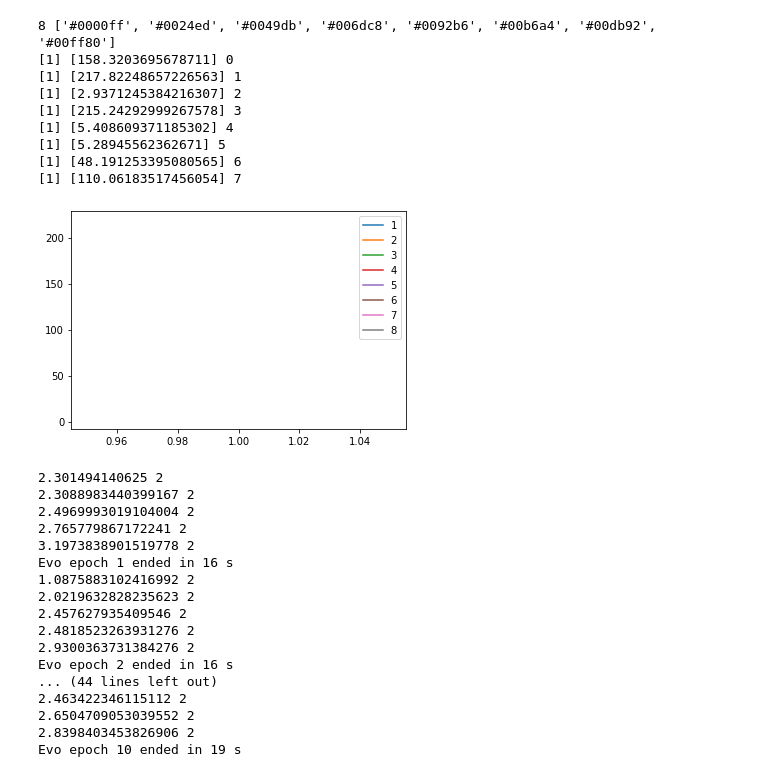
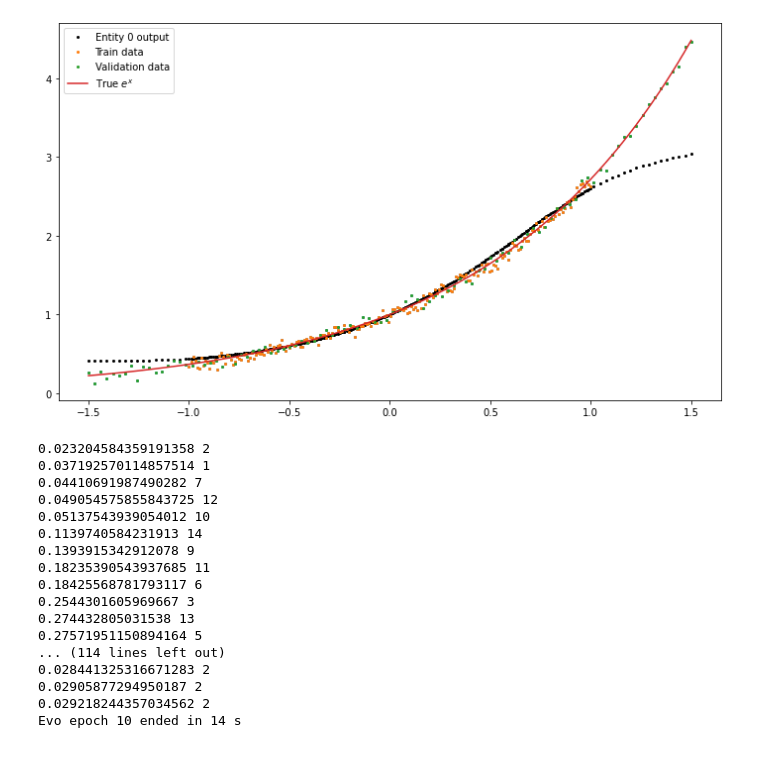
Before and after one commit to NOTfedos/nnga_course_work, a Jupyter notebook: show_results.ipynb, the cells around one changed output. Saved outputs shown, nothing was run; the diff lists cells and outputs as text; code cells hidden in the pictures.

```diff
--- a/show_results.ipynb
+++ b/show_results.ipynb
@@ -62,41 +67,41 @@ Train ended in 13 s
-# %%
-plot_env_history(env)
-# %% [output]
-8 ['#0000ff', '#0024ed', '#0049db', '#006dc8', '#0092b6', '#00b6a4', '#00db92', '#00ff80']
-[1] [158.3203695678711] 0
-[1] [217.82248657226563] 1
-[1] [2.9371245384216307] 2
-[1] [215.24292999267578] 3
-[1] [5.408609371185302] 4
-[1] [5.28945562362671] 5
-[1] [48.191253395080565] 6
-[1] [110.06183517456054] 7
-[figure, removed]
+# %%
+plt.plot(torch.cat((x_arr, x_val)), torch.cat((y_arr, y_val)), marker="o", lw=0, markersize=2)
+y_p = env.entities[2].predict(torch.cat((x_arr, x_val)).unsqueeze(1))
+plt.plot(torch.cat((x_arr, x_val)), y_p.squeeze(1), label="Entity 0 output", marker="o", lw=0, markersize=2, color="black")
+plt.plot(x_arr, y_arr, marker="o", lw=0, markersize=2, label="Train data")
+plt.plot(x_val, y_val, marker="o", lw=0, markersize=2, label="Validation data")
+plt.plot(x_val, true_y, label=f"True $e^x$")
+plt.legend()
+plt.savefig("Entity_0_output.png", dpi=600)
+plt.show()
+# %% [output]
+[figure, added]
 # %%
 for i in range(10):
     start_time = time.time()
     env.evo_step()
     env.train_epoch()
-    env.validate_entities()
+    env.validate_entities(val_loader, True)
+    test_history.append(env.validate_entities(test_loader, False))
     print(f"Evo epoch {i+1} ended in {int(time.time() - start_time)} s")
 # %% [output]
-2.301494140625 2
-2.3088983440399167 2
-2.4969993019104004 2
-2.765779867172241 2
-3.1973838901519778 2
-Evo epoch 1 ended in 16 s
-1.0875883102416992 2
-2.0219632828235623 2
-2.457627935409546 2
-2.4818523263931276 2
-2.9300363731384276 2
-Evo epoch 2 ended in 16 s
-... (44 lines left out)
-2.463422346115112 2
-2.6504709053039552 2
-2.8398403453826906 2
-Evo epoch 10 ended in 19 s
+0.023204584359191358 2
+0.037192570114857514 1
+0.04410691987490282 7
+0.049054575855843725 12
+0.05137543939054012 10
+0.1139740584231913 14
+0.1393915342912078 9
+0.18235390543937685 11
+0.18425568781793117 6
+0.2544301605969667 3
+0.274432805031538 13
+0.27571951150894164 5
+... (114 lines left out)
+0.028441325316671283 2
+0.02905877294950187 2
+0.029218244357034562 2
+Evo epoch 10 ended in 14 s
 # %%
 plot_env_history(env)
 # %% [output]
```
Also changed, not shown: parts of 16 cells of this notebook, 25 other files.
